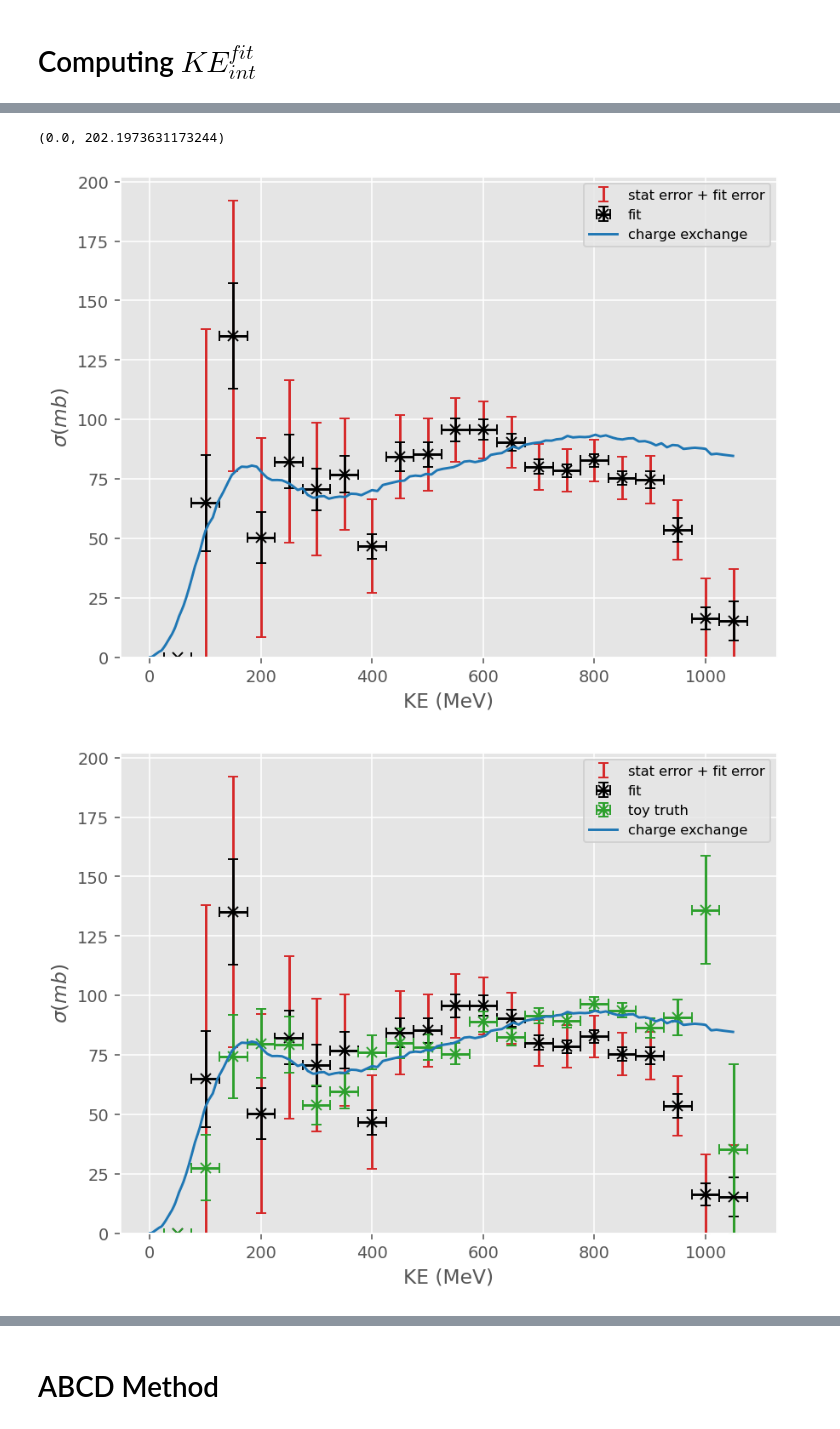
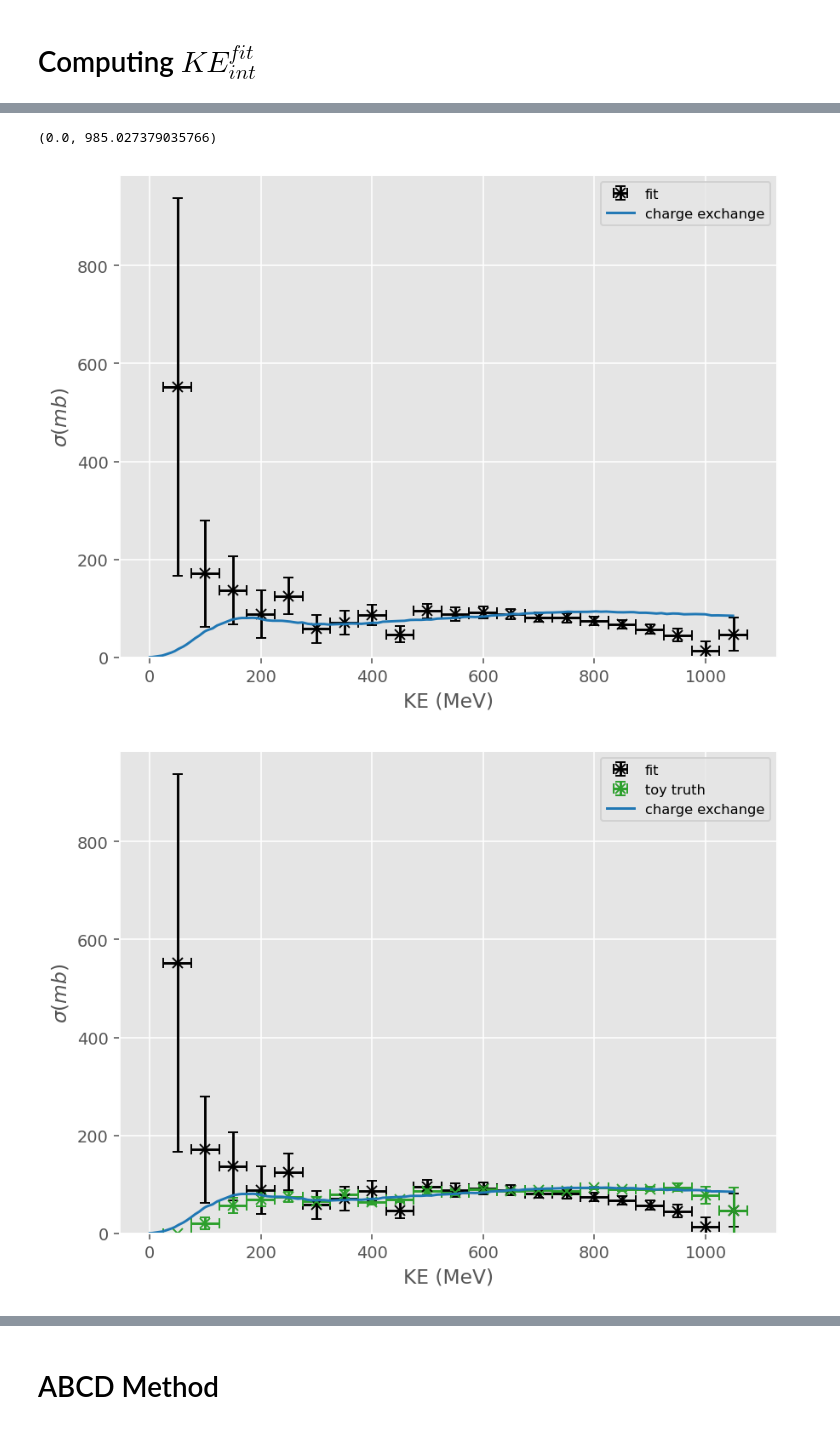
Before and after one commit to dlindebaum/pion-argon-xs-analysis, a Jupyter notebook: analysis/notebooks/cex_region_fit.ipynb, the cells around one changed output, grey strips where cells are left out. Saved outputs shown, nothing was run; the diff lists cells and outputs as text; code cells hidden in the pictures.

Commit message:
modified pdfs and fixes

```diff
--- a/analysis/notebooks/cex_region_fit.ipynb
+++ b/analysis/notebooks/cex_region_fit.ipynb
@@ -625,7 +625,7 @@ def ModifiedRateTest(scales : dict, pdf_name : str = None, pulls : bool = False)
     else:
         pdf = None
 
-    config = CreateConfig(scales)
+    config = CreateConfig(scale_factors = scales)
 
     toy_alt_pdf = cross_section.Toy(df = cex_toy_generator.main(cex_toy_generator.ResolveConfig(config)), smearing = True)
     cross_section.Toy.PlotObservablesInRegions(toy_alt_pdf.df.KE_int_smeared, toy_alt_pdf.reco_regions, toy_alt_pdf.truth_regions, "Smeared $KE_{int}$ (MeV)")
@@ -711,0 +759,9 @@ for k, v in fits.items():
+# %%
+def CreateModPDFDict(KE, xs) -> dict[np.array]:
+    return {
+        "KE" : KE,
+        "absorption" : xs
+    }
+
+toy_nominal = cross_section.Toy(df = cex_toy_generator.main(cex_toy_generator.ResolveConfig(CreateConfig(seed = 1))), smearing = True)
+toy_parameterised = cross_section.Toy(df = cex_toy_generator.main(cex_toy_generator.ResolveConfig(CreateConfig(seed = 1, modified_PDFs = CreateModPDFDict(xs_sim.KE * 1000, lognormal_gaussian_exp(xs_sim.KE, *results[0]) * 1000) ))), smearing = True)
@@ -711,0 +781,6 @@ for k, v in fits.items():
+# %%
+with Plots.PlotBook("parameterised_nominal_comparison.pdf") as book:
+    for _, t in Plots.IterMultiPlot(toy_nominal.truth_region_labels):
+        Plots.PlotHistComparison([toy_nominal.df.KE_int_smeared[toy_nominal.truth_regions[t]], toy_parameterised.df.KE_int_smeared[toy_parameterised.truth_regions[t]]], labels = ["normal", "paramaterised curve"], colours = ["C0", "C6"], xlabel = "Smeared $KE_{int}$ (MeV)", title = f"true process: {t}", bins = energy_bins, x_range = [0, max(energy_bins)], newFigure = False)
+        plt.legend(loc = "upper left")
+    book.Save()
@@ -712,6 +946,6 @@ for k, v in fits.items():
 # %% [markdown]
 # Computing $KE^{fit}_{int}$
 # %%
-toy_observed = cross_section.Toy(df = cex_toy_generator.main(cex_toy_generator.ResolveConfig(CreateConfig(None))), smearing = True)
+toy_observed = cross_section.Toy(df = cex_toy_generator.main(cex_toy_generator.ResolveConfig(CreateConfig(PDSP = 1, p_init = 1000))), smearing = True)
 display(toy_observed.df.head())
 # %% [output]
@@ -825,14 +1056,16 @@ def XSToy(toy : cross_section.Toy, slice_dEdX : np.array, smeared : bool = False
     KE_init = toy.df.KE_init if smeared is False else toy.df.KE_init_smeared
     outside_tpc = toy.outside_tpc if smeared is False else toy.outside_tpc_smeared
 
-    n_int_inc, n_inc_inc = cross_section.EnergySlice.CountingExperiment(KE_int, KE_init, outside_tpc, toy.df.inclusive_process != "decay", energy_slice)
-    n_int_ex = cross_section.EnergySlice.CountingExperiment(KE_int, KE_init, outside_tpc, toy.truth_regions[process], energy_slice, interact_only = True)
-    xs = cross_section.EnergySlice.ModifiedCrossSection(n_int_ex, n_int_inc, n_inc_inc, slice_dEdX, energy_slice.width)
-    output = {"n_interact_exclusive" : n_int_ex, "n_interact_inclusive" : n_int_inc, "n_incident_inclusive" : n_inc_inc, "xs" : xs[0], "xs_err" : xs[1]}
+    _, n_interact_inelastic,n_interact_exclusive, n_incident = cross_section.EnergySlice.CountingExperiment(KE_int, KE_init, outside_tpc, toy.truth_regions[process], energy_slice)
+
+    # n_int_inc, n_inc_inc = cross_section.EnergySlice.CountingExperiment(KE_int, KE_init, outside_tpc, toy.df.inclusive_process != "decay", energy_slice)
+    # n_int_ex = cross_section.EnergySlice.CountingExperiment(KE_int, KE_init, outside_tpc, toy.truth_regions[process], energy_slice, interact_only = True)
+    xs = cross_section.EnergySlice.ModifiedCrossSection(n_interact_exclusive, n_interact_inelastic, n_incident, slice_dEdX, energy_slice.width)
+    output = {"n_interact_exclusive" : n_interact_exclusive, "n_interact_inclusive" : n_interact_inelastic, "n_incident_inclusive" : n_incident, "xs" : xs[0], "xs_err" : xs[1]}
     return output
 
 
-geant_xs = cross_section.GeantCrossSections(energy_range = [0, 1050])
+geant_xs = cross_section.GeantCrossSections(energy_range = energy_range)
 slice_dEdX = cross_section.EnergySlice.Slice_dEdX(energy_slice, cross_section.Particle.from_pdgid(211))
 
 xs_true = XSToy(toy_observed, slice_dEdX, False)
@@ -847,20 +1080,17 @@ print(f"{xs_reco_fit_err=}")
 
 x = energy_slice.pos[:-2]
 
-Plots.Plot(x, xs_reco_fit[0][:-1], yerr = xs_reco_fit_err[:-1], linestyle = "", marker = "", color = "C6", label = "stat error + fit error")
-Plots.Plot(x, xs_reco_fit[0][:-1], xerr = energy_slice.width/2, yerr = xs_reco_fit[1][:-1], linestyle = "", marker = "x", color = "black", label = "fit", newFigure = False)
+# Plots.Plot(x, xs_reco_fit[0][:-1], xerr = energy_slice.width/2, yerr = xs_reco_fit[1][:-1], linestyle = "", marker = "x", color = "black", label = "fit", newFigure = False)
+Plots.Plot(x, xs_reco_fit[0][:-1], xerr = energy_slice.width/2, yerr = xs_reco_fit_err[:-1], linestyle = "", marker = "x", color = "black", label = "fit")
 geant_xs.Plot(process)
 plt.ylim(0)
 
-Plots.Plot(x, xs_reco_fit[0][:-1], yerr = xs_reco_fit_err[:-1], linestyle = "", marker = "", color = "C6", label = "stat error + fit error")
-Plots.Plot(x, xs_reco_fit[0][:-1], xerr = energy_slice.width/2, yerr = xs_reco_fit[1][:-1], linestyle = "", marker = "x", color = "black", label = "fit", newFigure = False)
+Plots.Plot(x, xs_reco_fit[0][:-1], xerr = energy_slice.width/2, yerr = xs_reco_fit_err[:-1], linestyle = "", marker = "x", color = "black", label = "fit")
 Plots.Plot(x, xs_true["xs"][:-2], xerr = energy_slice.width/2, yerr = xs_true["xs_err"][:-2], linestyle = "", marker = "x", color = "C4", label = "toy truth", newFigure = False)
 geant_xs.Plot(process)
 plt.ylim(0)
 
-
-Plots.Plot(x, xs_reco_fit[0][:-1], yerr = xs_reco_fit_err[:-1], linestyle = "", marker = "", color = "C6", label = "stat error + fit error")
-Plots.Plot(x, xs_reco_fit[0][:-1], xerr = energy_slice.width/2, yerr = xs_reco_fit[1][:-1], linestyle = "", marker = "x", color = "black", label = "fit", newFigure = False)
+Plots.Plot(x, xs_reco_fit[0][:-1], xerr = energy_slice.width/2, yerr = xs_reco_fit_err[:-1], linestyle = "", marker = "x", color = "black", label = "fit")
 Plots.Plot(x, xs_reco["xs"][:-2], xerr = energy_slice.width/2, yerr = xs_reco["xs_err"][:-2], linestyle = "", marker = "x", color = "C4", label = "toy smeared", newFigure = False)
 geant_xs.Plot(process)
 plt.ylim(0)
@@ -873,3 +1104,3 @@ xs_reco_fit_err=array([21.72417262, 16.75470469, 12.61439699, 10.04602995,  8.94
-(0.0, 202.1973631173244)
+(0.0, 985.027379035766)
-[figure, old version]
+[figure, new version]
-[figure, old version]
+[figure, new version]
```
Also changed, not shown: parts of 23 cells of this notebook, 3 other files.
